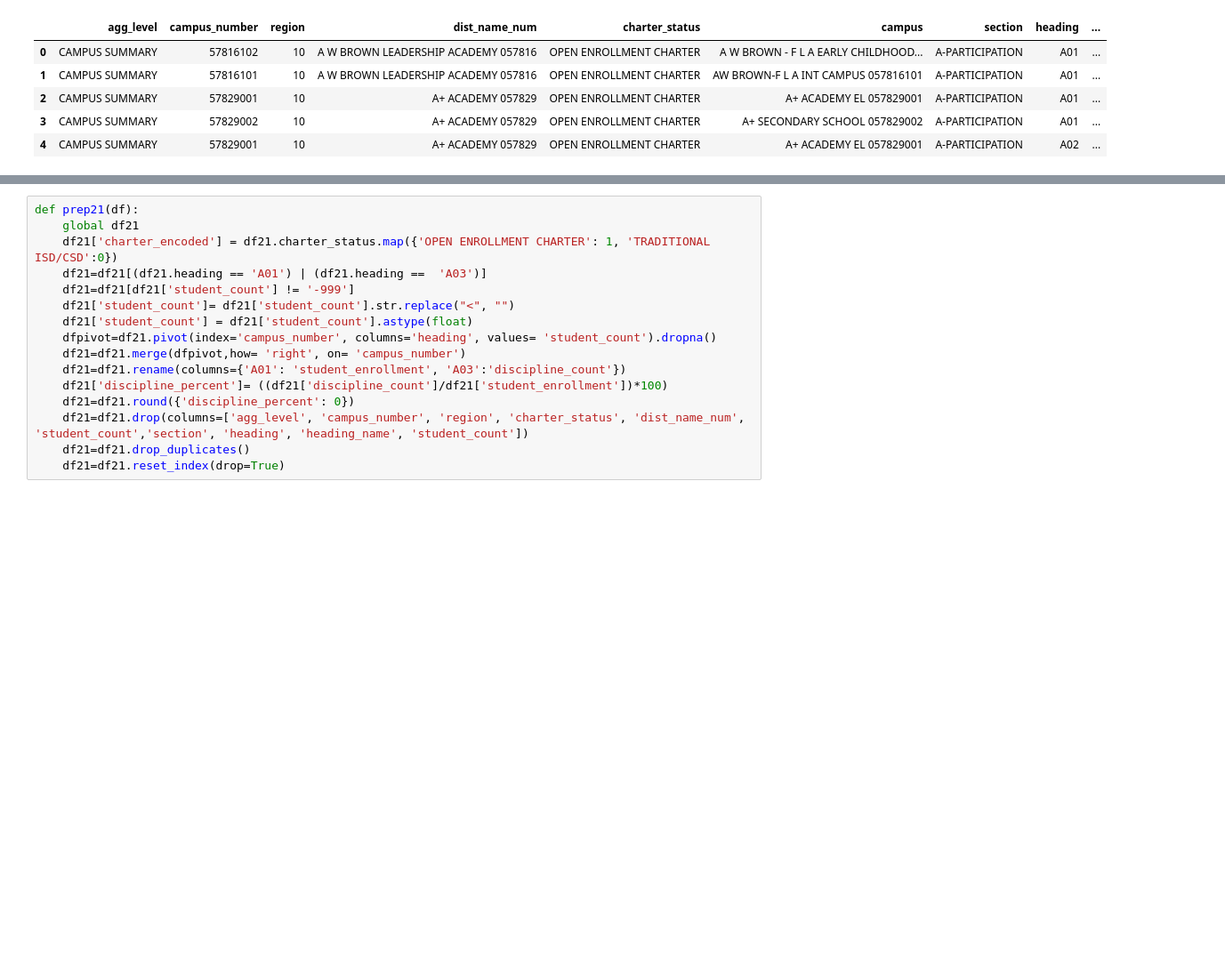
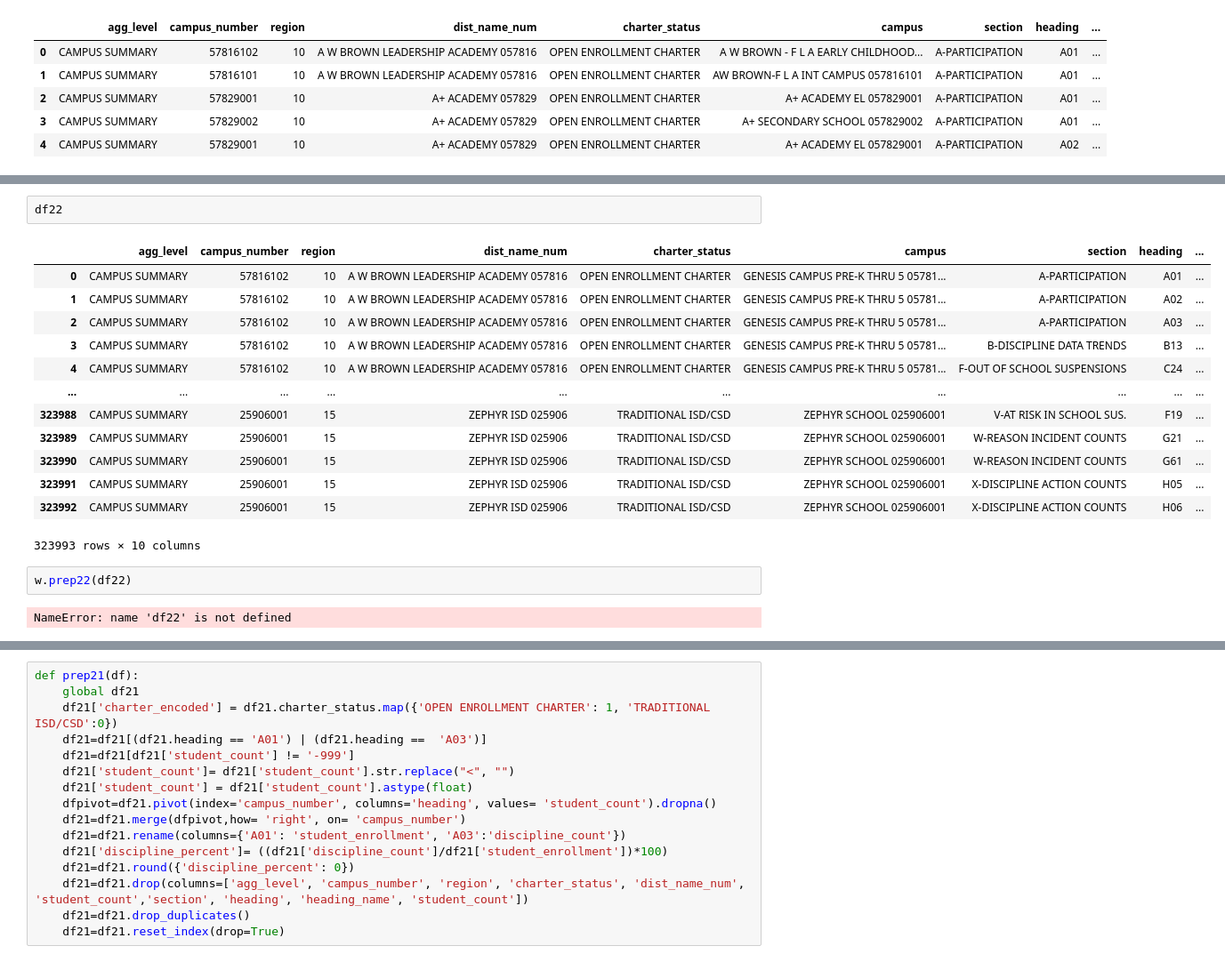
Before and after one commit to raedownen/independent_classification, a Jupyter notebook: notebook.ipynb, the cells around one changed output, grey strips where cells are left out. Shown at 89% size. Saved outputs shown, nothing was run; the diff lists cells and outputs as text; blank space fills up the shorter version.

```diff
--- a/notebook.ipynb
+++ b/notebook.ipynb
@@ -93,2 +96,22 @@ prep22(df22)
+# %%
+df22
+# %% [output]
+|  | agg_level | campus_number | region | dist_name_num | charter_status | campus | section | heading | ... |
+| 0 | CAMPUS SUMMARY | 57816102 | 10 | A W BROWN LEADERSHIP ACADEMY 057816 | OPEN ENROLLMENT CHARTER | GENESIS CAMPUS PRE-K THRU 5 05781... | A-PARTICIPATION | A01 | ... |
+| 1 | CAMPUS SUMMARY | 57816102 | 10 | A W BROWN LEADERSHIP ACADEMY 057816 | OPEN ENROLLMENT CHARTER | GENESIS CAMPUS PRE-K THRU 5 05781... | A-PARTICIPATION | A02 | ... |
+| 2 | CAMPUS SUMMARY | 57816102 | 10 | A W BROWN LEADERSHIP ACADEMY 057816 | OPEN ENROLLMENT CHARTER | GENESIS CAMPUS PRE-K THRU 5 05781... | A-PARTICIPATION | A03 | ... |
+| 3 | CAMPUS SUMMARY | 57816102 | 10 | A W BROWN LEADERSHIP ACADEMY 057816 | OPEN ENROLLMENT CHARTER | GENESIS CAMPUS PRE-K THRU 5 05781... | B-DISCIPLINE DATA TRENDS | B13 | ... |
+| 4 | CAMPUS SUMMARY | 57816102 | 10 | A W BROWN LEADERSHIP ACADEMY 057816 | OPEN ENROLLMENT CHARTER | GENESIS CAMPUS PRE-K THRU 5 05781... | F-OUT OF SCHOOL SUSPENSIONS | C24 | ... |
+| ... | ... | ... | ... | ... | ... | ... | ... | ... | ... |
+| 323988 | CAMPUS SUMMARY | 25906001 | 15 | ZEPHYR ISD 025906 | TRADITIONAL ISD/CSD | ZEPHYR SCHOOL 025906001 | V-AT RISK IN SCHOOL SUS. | F19 | ... |
+| 323989 | CAMPUS SUMMARY | 25906001 | 15 | ZEPHYR ISD 025906 | TRADITIONAL ISD/CSD | ZEPHYR SCHOOL 025906001 | W-REASON INCIDENT COUNTS | G21 | ... |
+| 323990 | CAMPUS SUMMARY | 25906001 | 15 | ZEPHYR ISD 025906 | TRADITIONAL ISD/CSD | ZEPHYR SCHOOL 025906001 | W-REASON INCIDENT COUNTS | G61 | ... |
+| 323991 | CAMPUS SUMMARY | 25906001 | 15 | ZEPHYR ISD 025906 | TRADITIONAL ISD/CSD | ZEPHYR SCHOOL 025906001 | X-DISCIPLINE ACTION COUNTS | H05 | ... |
+| 323992 | CAMPUS SUMMARY | 25906001 | 15 | ZEPHYR ISD 025906 | TRADITIONAL ISD/CSD | ZEPHYR SCHOOL 025906001 | X-DISCIPLINE ACTION COUNTS | H06 | ... |
+323993 rows × 10 columns
+# %%
+w.prep22(df22)
+# %% [output]
+NameError: name 'df22' is not defined
 # %%
 df22.head()
```
Also changed, not shown: parts of 144 cells of this notebook, 1 other file.
